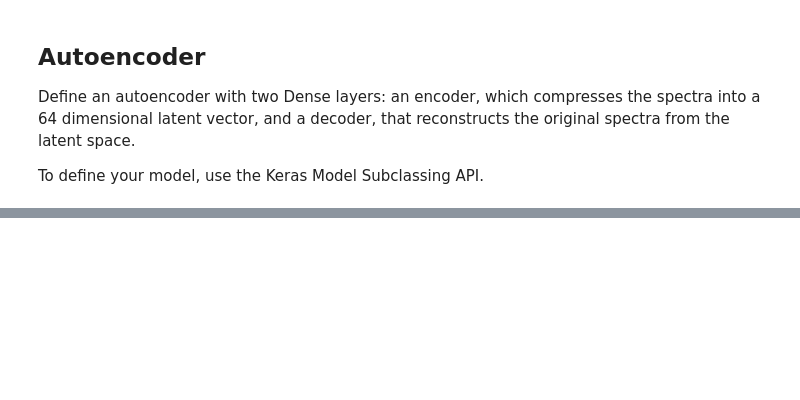
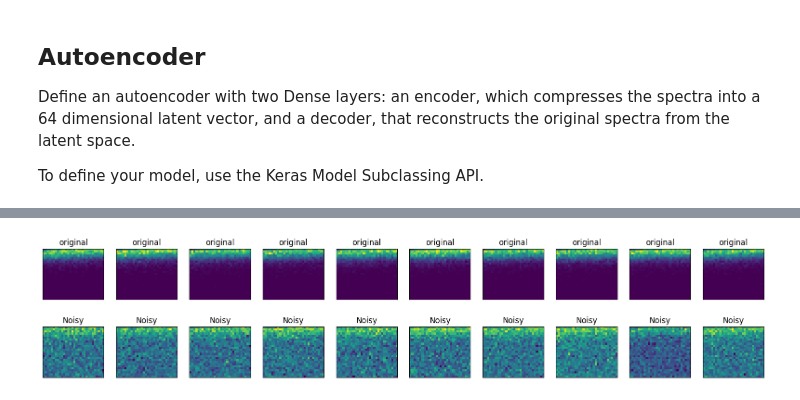
Before and after one commit to buck06191/prototyping-notebooks, a Jupyter notebook: autoencoder/autoencode_spectra.ipynb, the cells around one changed output, grey strips where cells are left out. Cells and saved outputs as stored; diff of their text form; code cells hidden in the pictures; blank space fills up the shorter version.

```diff
--- a/autoencoder/autoencode_spectra.ipynb
+++ b/autoencoder/autoencode_spectra.ipynb
@@ -217,3 +173,26 @@ x_train_noisy, x_test_noisy = tf.split(noisy_samples, [train_size, noisy_samples
+# %%
+n = 10
+plt.figure(figsize=(20, 4))
+for i in range(n):
+    # display original
+    ax = plt.subplot(2, n, i + 1)
+    img = tf.reshape(x_train[i ,:], [25,30]).numpy().astype('float32') / 255.
+    plt.imshow(img)
+    plt.title("original")
+    ax.get_xaxis().set_visible(False)
+    ax.get_yaxis().set_visible(False)
+
+    # display noisy
+    ax = plt.subplot(2, n, i + 1 + n)
+    img = tf.reshape(x_train_noisy[i,:], [25,30]).numpy().astype('float32') / 255.
+    plt.imshow(img)
+    plt.title("Noisy")
+    ax.get_xaxis().set_visible(False)
+    ax.get_yaxis().set_visible(False)
+
+plt.show()
+# %% [output]
+[figure, added]
 # %%
 autoencoder.fit(x_train_noisy, x_train,
                 epochs=10,
```
Also changed, not shown: parts of 18 cells of this notebook.
